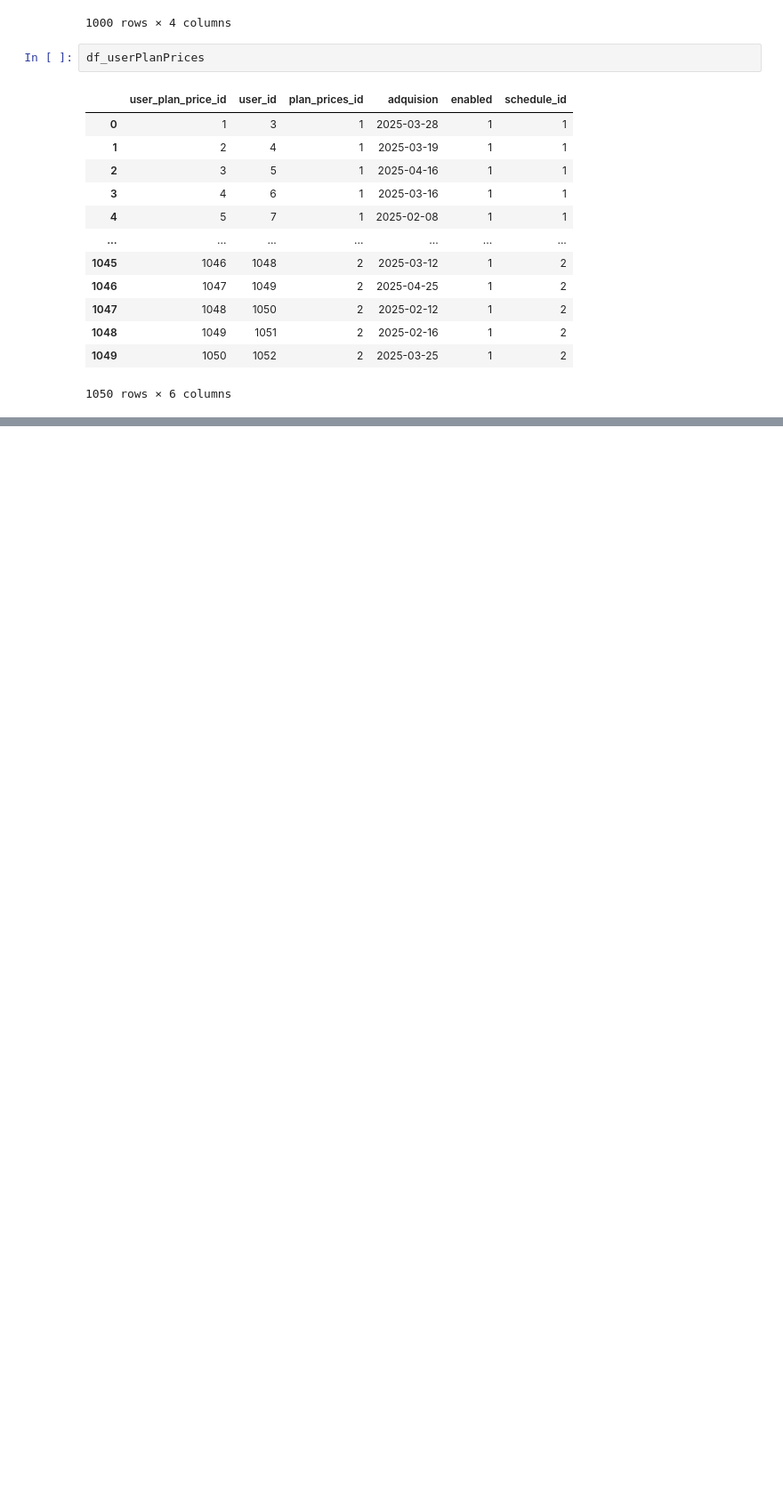
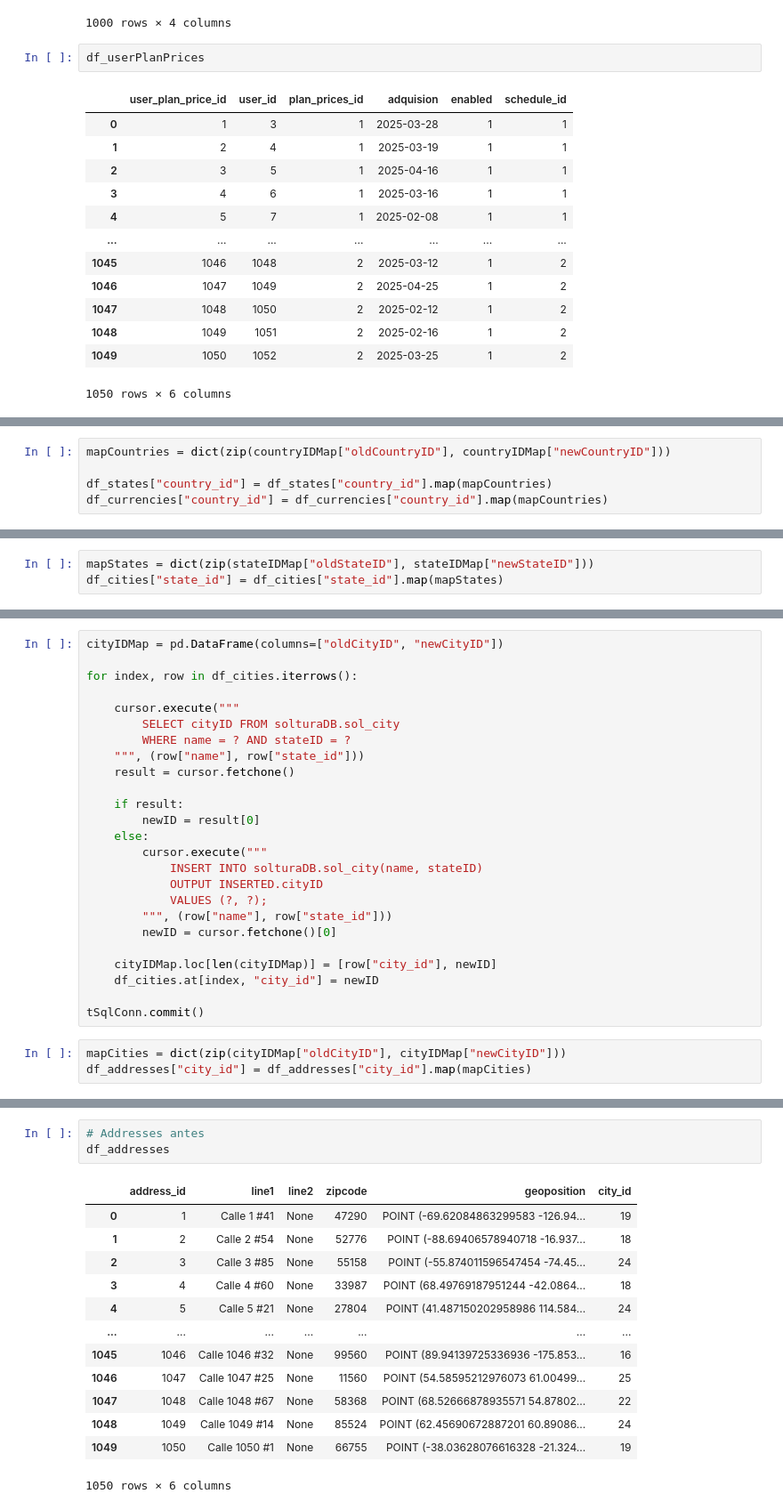
Before and after one commit to WeebL0rd/Caso-2-BDI, a Jupyter notebook: MigrationSetup.ipynb, the cells around one changed output, grey strips where cells are left out. Shown: that part at 89% size. Drawn from its saved outputs; the diff is of its cells as text; blank space fills up the shorter version.

```diff
--- a/MigrationSetup.ipynb
+++ b/MigrationSetup.ipynb
@@ -343,0 +414,5 @@ df_userPlanPrices
+# %%
+mapCountries = dict(zip(countryIDMap["oldCountryID"], countryIDMap["newCountryID"]))
+
+df_states["country_id"] = df_states["country_id"].map(mapCountries)
+df_currencies["country_id"] = df_currencies["country_id"].map(mapCountries)
@@ -343,0 +524,3 @@ df_userPlanPrices
+# %%
+mapStates = dict(zip(stateIDMap["oldStateID"], stateIDMap["newStateID"]))
+df_cities["state_id"] = df_cities["state_id"].map(mapStates)
@@ -343,0 +601,28 @@ df_userPlanPrices
+# %%
+cityIDMap = pd.DataFrame(columns=["oldCityID", "newCityID"])
+
+for index, row in df_cities.iterrows():
+
+    cursor.execute("""
+        SELECT cityID FROM solturaDB.sol_city
+        WHERE name = ? AND stateID = ?
+    """, (row["name"], row["state_id"]))
+    result = cursor.fetchone()
+
+    if result:
+        newID = result[0]
+    else:
+        cursor.execute("""
+            INSERT INTO solturaDB.sol_city(name, stateID)
+            OUTPUT INSERTED.cityID
+            VALUES (?, ?);
+        """, (row["name"], row["state_id"]))
+        newID = cursor.fetchone()[0]
+
+    cityIDMap.loc[len(cityIDMap)] = [row["city_id"], newID]
+    df_cities.at[index, "city_id"] = newID
+
+tSqlConn.commit()
+# %%
+mapCities = dict(zip(cityIDMap["oldCityID"], cityIDMap["newCityID"]))
+df_addresses["city_id"] = df_addresses["city_id"].map(mapCities)
@@ -343,0 +673,17 @@ df_userPlanPrices
+# %%
+# Addresses antes
+df_addresses
+# %% [output]
+|  | address_id | line1 | line2 | zipcode | geoposition | city_id |
+| 0 | 1 | Calle 1 #41 | None | 47290 | POINT (-69.62084863299583 -126.94... | 19 |
+| 1 | 2 | Calle 2 #54 | None | 52776 | POINT (-88.69406578940718 -16.937... | 18 |
+| 2 | 3 | Calle 3 #85 | None | 55158 | POINT (-55.874011596547454 -74.45... | 24 |
+| 3 | 4 | Calle 4 #60 | None | 33987 | POINT (68.49769187951244 -42.0864... | 18 |
+| 4 | 5 | Calle 5 #21 | None | 27804 | POINT (41.487150202958986 114.584... | 24 |
+| ... | ... | ... | ... | ... | ... | ... |
+| 1045 | 1046 | Calle 1046 #32 | None | 99560 | POINT (89.94139725336936 -175.853... | 16 |
+| 1046 | 1047 | Calle 1047 #25 | None | 11560 | POINT (54.58595212976073 61.00499... | 25 |
+| 1047 | 1048 | Calle 1048 #67 | None | 58368 | POINT (68.52666878935571 54.87802... | 22 |
+| 1048 | 1049 | Calle 1049 #14 | None | 85524 | POINT (62.45690672887201 60.89086... | 24 |
+| 1049 | 1050 | Calle 1050 #1 | None | 66755 | POINT (-38.03628076616328 -21.324... | 19 |
+1050 rows × 6 columns
```
Also changed, not shown: parts of 65 cells of this notebook.
